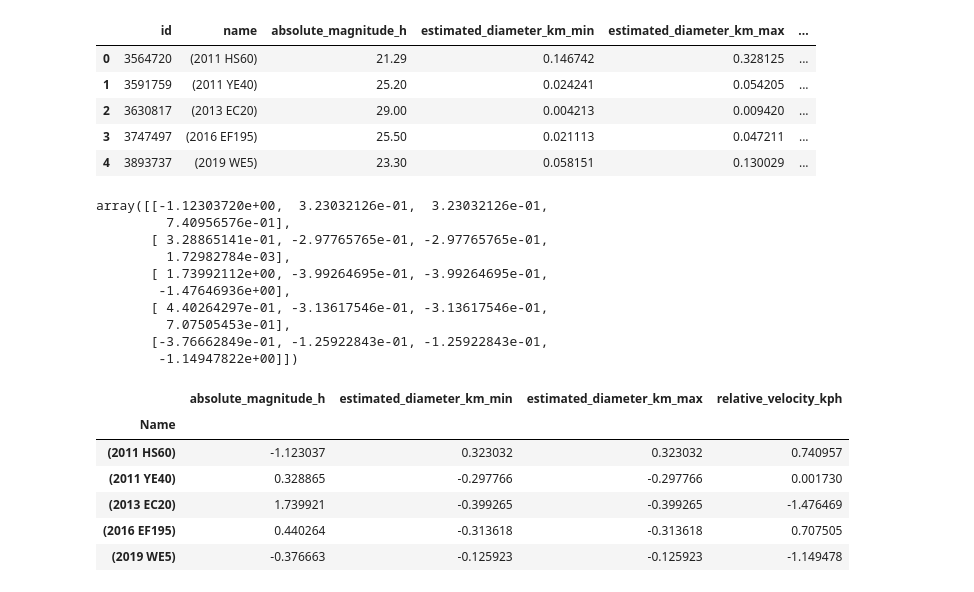
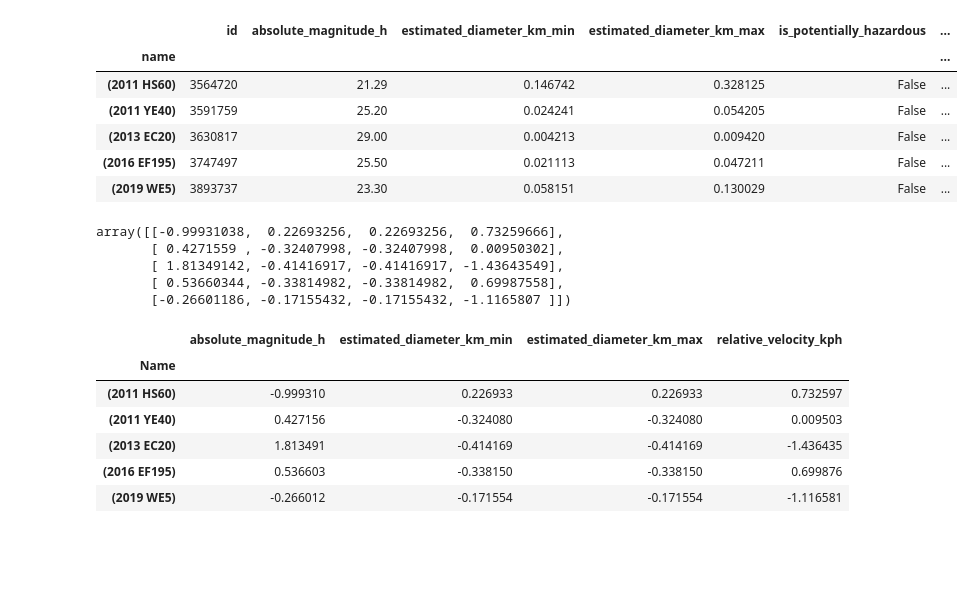
Before and after one commit to ryancmedina/project-four, a Jupyter notebook: Code/neows_kmeans.ipynb, the cells around one changed output. Saved outputs shown, nothing was run; the diff lists cells and outputs as text; code cells hidden in the pictures; blank space fills up the shorter version.

```diff
--- a/Code/neows_kmeans.ipynb
+++ b/Code/neows_kmeans.ipynb
@@ -9,35 +9,35 @@ from sklearn.preprocessing import StandardScaler
 [interactive output not drawn]
 [interactive output not drawn]
 # %%
-neo_data = pd.read_json("/Resources/neo_data.json")
+neo_data = pd.read_json("../Resources/neo_data.json")
+
+neo_data = neo_data.set_index("name")
+
+neo_data = neo_data[~neo_data.index.duplicated(keep='first')]
 
 neo_data.head()
 # %% [output]
-|  | id | name | absolute_magnitude_h | estimated_diameter_km_min | estimated_diameter_km_max | ... |
-| 0 | 3564720 | (2011 HS60) | 21.29 | 0.146742 | 0.328125 | ... |
-| 1 | 3591759 | (2011 YE40) | 25.20 | 0.024241 | 0.054205 | ... |
-| 2 | 3630817 | (2013 EC20) | 29.00 | 0.004213 | 0.009420 | ... |
-| 3 | 3747497 | (2016 EF195) | 25.50 | 0.021113 | 0.047211 | ... |
-| 4 | 3893737 | (2019 WE5) | 23.30 | 0.058151 | 0.130029 | ... |
+|  | id | absolute_magnitude_h | estimated_diameter_km_min | estimated_diameter_km_max | is_potentially_hazardous | ... |
+| name |  |  |  |  |  | ... |
+| (2011 HS60) | 3564720 | 21.29 | 0.146742 | 0.328125 | False | ... |
+| (2011 YE40) | 3591759 | 25.20 | 0.024241 | 0.054205 | False | ... |
+| (2013 EC20) | 3630817 | 29.00 | 0.004213 | 0.009420 | False | ... |
+| (2016 EF195) | 3747497 | 25.50 | 0.021113 | 0.047211 | False | ... |
+| (2019 WE5) | 3893737 | 23.30 | 0.058151 | 0.130029 | False | ... |
 # %%
 neo_data_scaled = StandardScaler().fit_transform(neo_data[["absolute_magnitude_h", "estimated_diameter_km_min", "estimated_diameter_km_max", "relative_velocity_kph"]])
 
 neo_data_scaled[0:5]
 # %% [output]
-array([[-1.12303720e+00,  3.23032126e-01,  3.23032126e-01,
-         7.40956576e-01],
-       [ 3.28865141e-01, -2.97765765e-01, -2.97765765e-01,
-         1.72982784e-03],
-       [ 1.73992112e+00, -3.99264695e-01, -3.99264695e-01,
-        -1.47646936e+00],
-       [ 4.40264297e-01, -3.13617546e-01, -3.13617546e-01,
-         7.07505453e-01],
-       [-3.76662849e-01, -1.25922843e-01, -1.25922843e-01,
-        -1.14947822e+00]])
+array([[-0.99931038,  0.22693256,  0.22693256,  0.73259666],
+       [ 0.4271559 , -0.32407998, -0.32407998,  0.00950302],
+       [ 1.81349142, -0.41416917, -0.41416917, -1.43643549],
+       [ 0.53660344, -0.33814982, -0.33814982,  0.69987558],
+       [-0.26601186, -0.17155432, -0.17155432, -1.1165807 ]])
 # %%
 df_neo_scaled = pd.DataFrame(neo_data_scaled, columns = ["absolute_magnitude_h", "estimated_diameter_km_min", "estimated_diameter_km_max", "relative_velocity_kph"])
 
-df_neo_scaled["Name"] = neo_data["name"]
+df_neo_scaled["Name"] = neo_data.index
 
 df_neo_scaled = df_neo_scaled.set_index("Name")
 
@@ -45,11 +45,11 @@ df_neo_scaled.head()
 # %% [output]
 |  | absolute_magnitude_h | estimated_diameter_km_min | estimated_diameter_km_max | relative_velocity_kph |
 | Name |  |  |  |  |
-| (2011 HS60) | -1.123037 | 0.323032 | 0.323032 | 0.740957 |
-| (2011 YE40) | 0.328865 | -0.297766 | -0.297766 | 0.001730 |
-| (2013 EC20) | 1.739921 | -0.399265 | -0.399265 | -1.476469 |
-| (2016 EF195) | 0.440264 | -0.313618 | -0.313618 | 0.707505 |
-| (2019 WE5) | -0.376663 | -0.125923 | -0.125923 | -1.149478 |
+| (2011 HS60) | -0.999310 | 0.226933 | 0.226933 | 0.732597 |
+| (2011 YE40) | 0.427156 | -0.324080 | -0.324080 | 0.009503 |
+| (2013 EC20) | 1.813491 | -0.414169 | -0.414169 | -1.436435 |
+| (2016 EF195) | 0.536603 | -0.338150 | -0.338150 | 0.699876 |
+| (2019 WE5) | -0.266012 | -0.171554 | -0.171554 | -1.116581 |
 # %%
 k = list(range(1, 11))
 inertia = []
```
Also changed, not shown: parts of 4 cells of this notebook, 3 other files.
